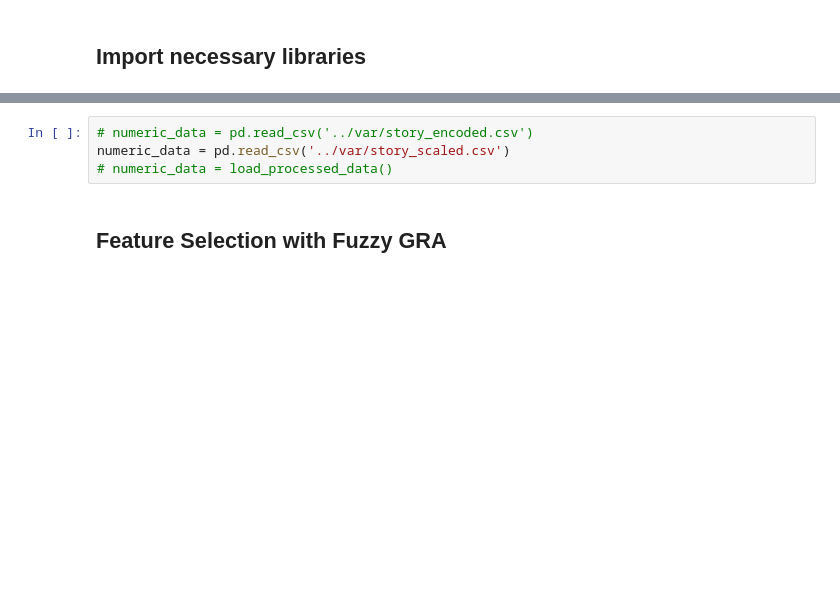
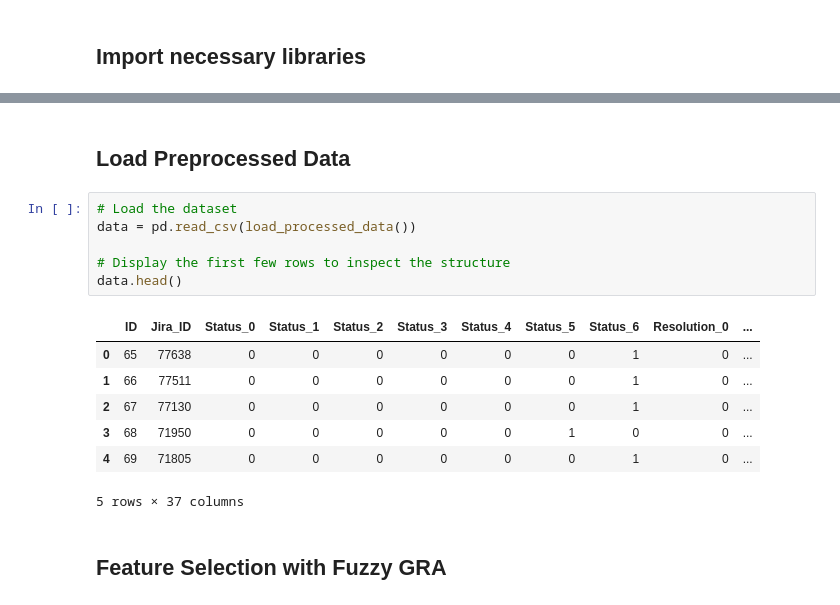
Before and after one commit to Pharoouzy/asee-system-using-fgra-ml, a Jupyter notebook: notebooks/model_development.ipynb, the cells around one changed output, grey strips where cells are left out. Saved outputs shown, nothing was run; the diff lists cells and outputs as text; blank space fills up the shorter version.

```diff
--- a/notebooks/model_development.ipynb
+++ b/notebooks/model_development.ipynb
@@ -40,7 +27,19 @@ To enable the following instructions: AVX2 AVX_VNNI FMA, in other operations, re
+# %% [markdown]
+## Load Preprocessed Data
 # %%
-# numeric_data = pd.read_csv('../var/story_encoded.csv')
-numeric_data = pd.read_csv('../var/story_scaled.csv')
-# numeric_data = load_processed_data()
+# Load the dataset
+data = pd.read_csv(load_processed_data())
+
+# Display the first few rows to inspect the structure
+data.head()
+# %% [output]
+|  | ID | Jira_ID | Status_0 | Status_1 | Status_2 | Status_3 | Status_4 | Status_5 | Status_6 | Resolution_0 | ... |
+| 0 | 65 | 77638 | 0 | 0 | 0 | 0 | 0 | 0 | 1 | 0 | ... |
+| 1 | 66 | 77511 | 0 | 0 | 0 | 0 | 0 | 0 | 1 | 0 | ... |
+| 2 | 67 | 77130 | 0 | 0 | 0 | 0 | 0 | 0 | 1 | 0 | ... |
+| 3 | 68 | 71950 | 0 | 0 | 0 | 0 | 0 | 1 | 0 | 0 | ... |
+| 4 | 69 | 71805 | 0 | 0 | 0 | 0 | 0 | 0 | 1 | 0 | ... |
+5 rows × 37 columns
 # %% [markdown]
 ## Feature Selection with Fuzzy GRA
 # %% [markdown]
```
Also changed, not shown: parts of 21 cells of this notebook, 2 other files.
